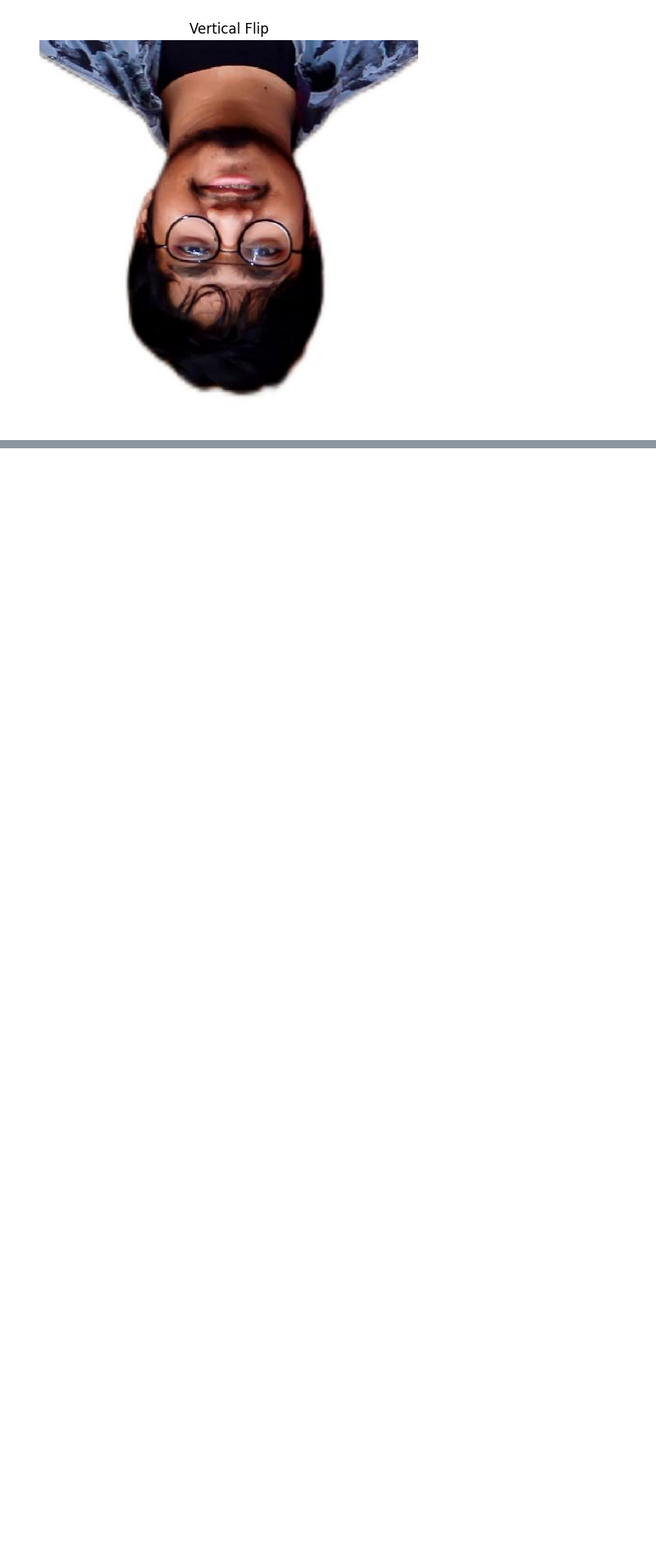
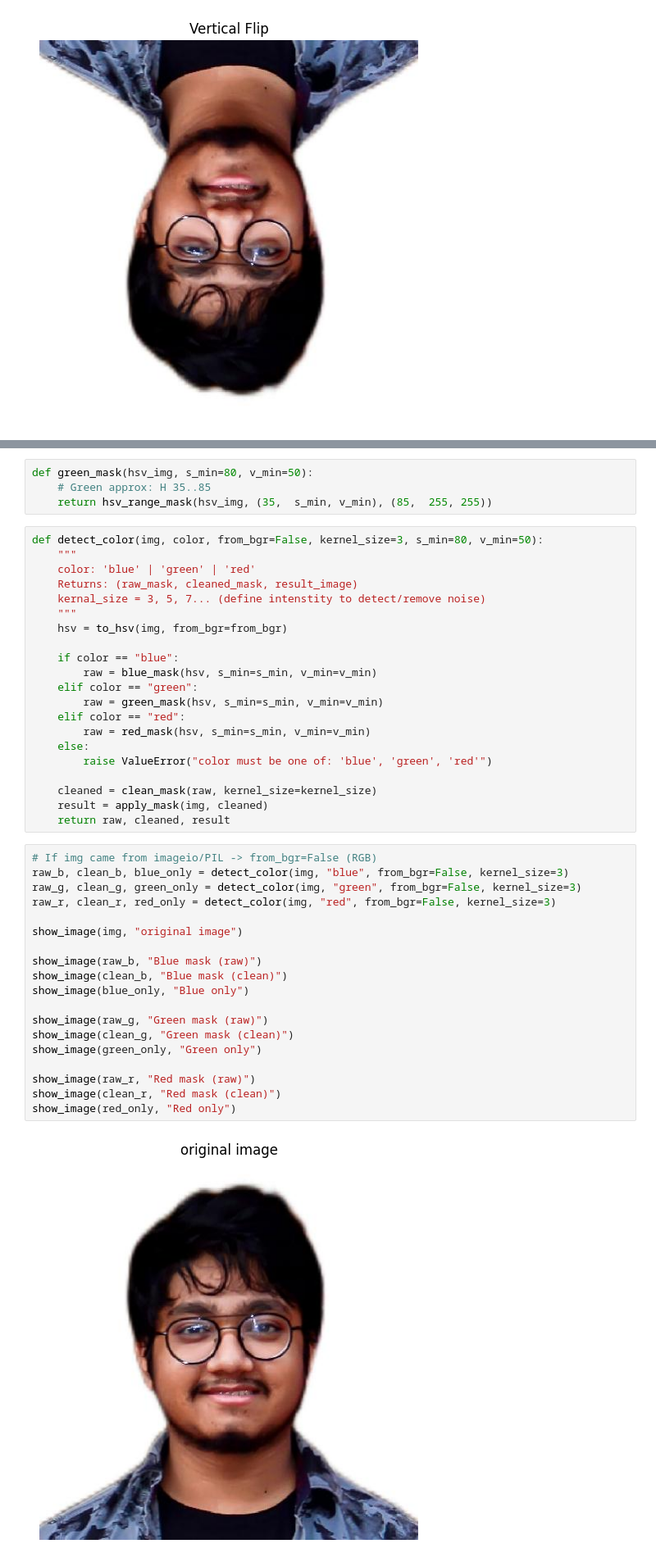
Before and after one commit to Arijit-Biswas-Anirban/Data_Science_Learning, a Jupyter notebook: image_functions.ipynb, the cells around one changed output, grey strips where cells are left out. Shown at 82% size. Saved outputs shown, nothing was run; the diff lists cells and outputs as text; blank space fills up the shorter version.

```diff
--- a/image_functions.ipynb
+++ b/image_functions.ipynb
@@ -692,0 +1110,46 @@ show_image(img_v, "Vertical Flip")
+# %%
+def green_mask(hsv_img, s_min=80, v_min=50):
+    # Green approx: H 35..85
+    return hsv_range_mask(hsv_img, (35,  s_min, v_min), (85,  255, 255))
+# %%
+def detect_color(img, color, from_bgr=False, kernel_size=3, s_min=80, v_min=50):
+    """
+    color: 'blue' | 'green' | 'red'
+    Returns: (raw_mask, cleaned_mask, result_image)
+    kernal_size = 3, 5, 7... (define intenstity to detect/remove noise)
+    """
+    hsv = to_hsv(img, from_bgr=from_bgr)
+
+    if color == "blue":
+        raw = blue_mask(hsv, s_min=s_min, v_min=v_min)
+    elif color == "green":
+        raw = green_mask(hsv, s_min=s_min, v_min=v_min)
+    elif color == "red":
+        raw = red_mask(hsv, s_min=s_min, v_min=v_min)
+    else:
+        raise ValueError("color must be one of: 'blue', 'green', 'red'")
+
+    cleaned = clean_mask(raw, kernel_size=kernel_size)
+    result = apply_mask(img, cleaned)
+    return raw, cleaned, result
+# %%
+# If img came from imageio/PIL -> from_bgr=False (RGB)
+raw_b, clean_b, blue_only = detect_color(img, "blue", from_bgr=False, kernel_size=3)
+raw_g, clean_g, green_only = detect_color(img, "green", from_bgr=False, kernel_size=3)
+raw_r, clean_r, red_only = detect_color(img, "red", from_bgr=False, kernel_size=3)
+
+show_image(img, "original image")
+
+show_image(raw_b, "Blue mask (raw)")
+show_image(clean_b, "Blue mask (clean)")
+show_image(blue_only, "Blue only")
+
+show_image(raw_g, "Green mask (raw)")
+show_image(clean_g, "Green mask (clean)")
+show_image(green_only, "Green only")
+
+show_image(raw_r, "Red mask (raw)")
+show_image(clean_r, "Red mask (clean)")
+show_image(red_only, "Red only")
+# %% [output]
+[figure, added]
```
Also changed, not shown: parts of 26 cells of this notebook.
